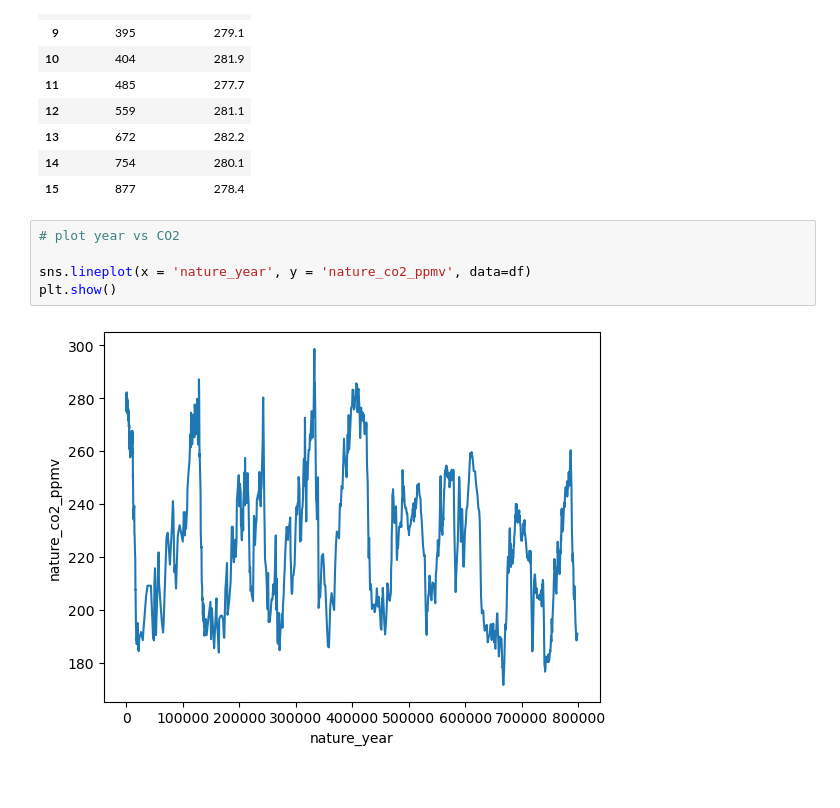
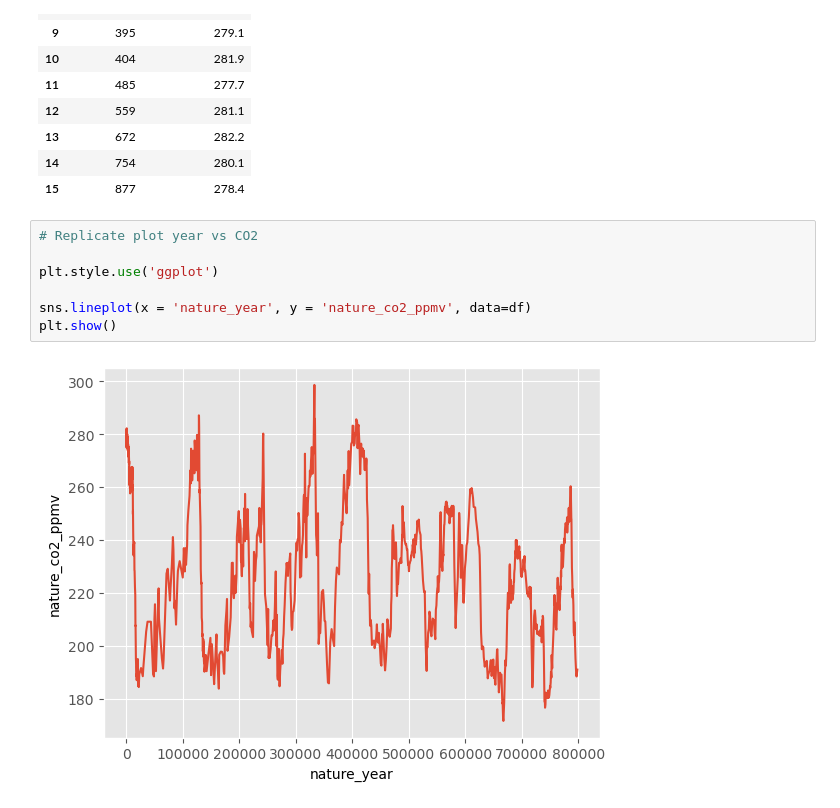
Before and after one commit to decvfox/PfDA_Project_2, a Jupyter notebook: project_2.ipynb, the cells around one changed output. Saved outputs shown, nothing was run; the diff lists cells and outputs as text.

Commit message:
co2 plots

```diff
--- a/project_2.ipynb
+++ b/project_2.ipynb
@@ -60,9 +60,11 @@ df.head(10)
 | 14 | 754 | 280.1 |
 | 15 | 877 | 278.4 |
 # %%
-# plot year vs CO2
+# Replicate plot year vs CO2
+
+plt.style.use('ggplot')
 
 sns.lineplot(x = 'nature_year', y = 'nature_co2_ppmv', data=df)
 plt.show()
 # %% [output]
-[figure, old version]
+[figure, new version]
```
Also changed, not shown: parts of 4 cells of this notebook, 2 other files.
